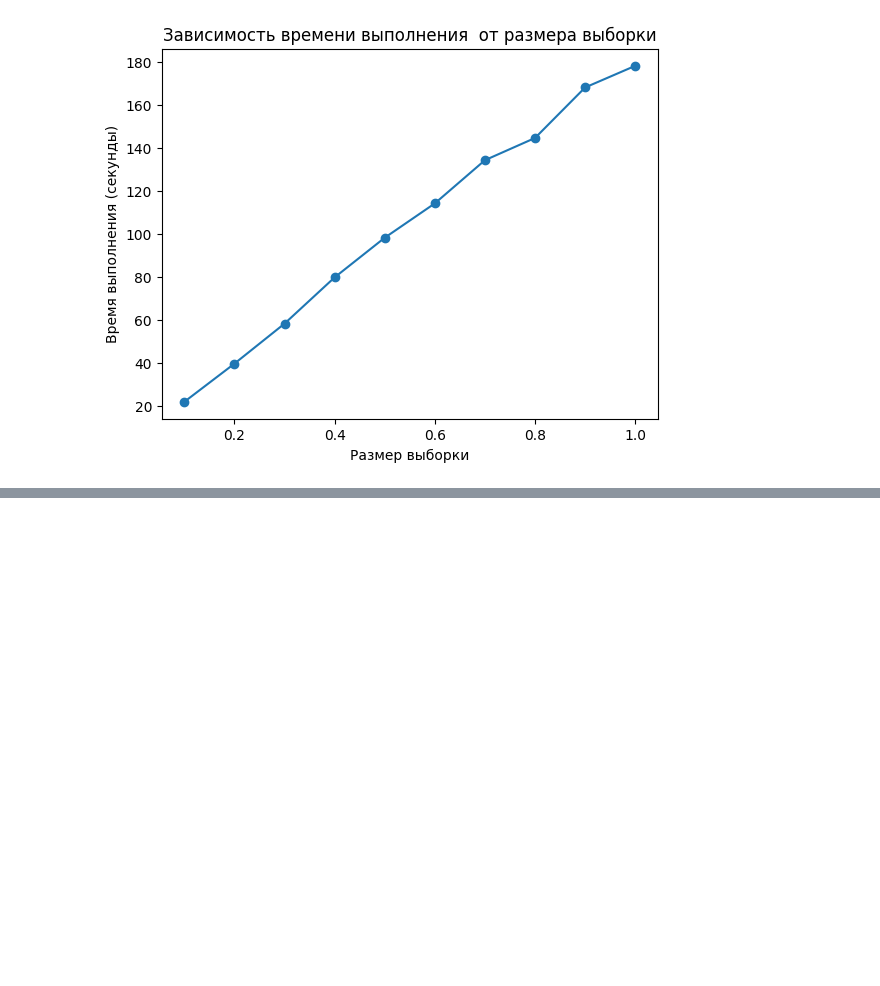
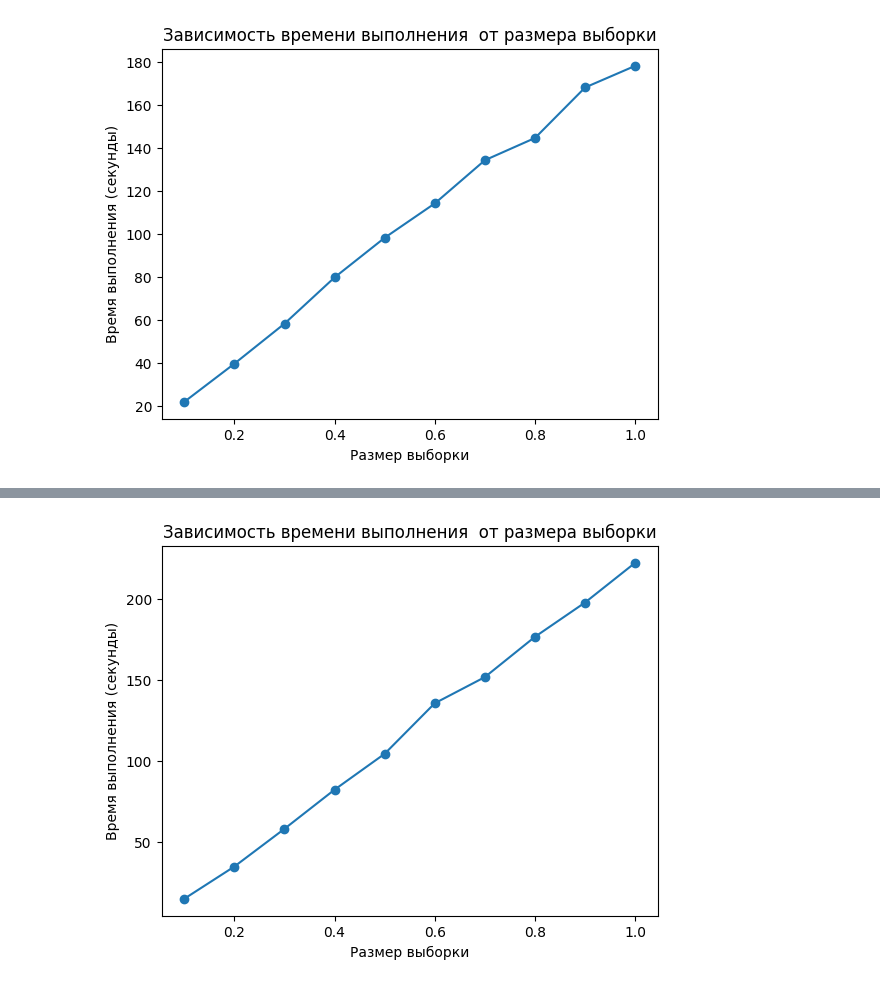
Before and after one commit to DimaOshchepkov/PageRank-Course-Project, a Jupyter notebook: Visualize.ipynb, the cells around one changed output, grey strips where cells are left out. Saved outputs shown, nothing was run; the diff lists cells and outputs as text; code cells hidden in the pictures; blank space fills up the shorter version.

```diff
--- a/Visualize.ipynb
+++ b/Visualize.ipynb
@@ -282,0 +398,4 @@ plot_time('hits_time_results.csv')
+# %%
+plot_time('hits_time_results_web.csv')
+# %% [output]
+[figure, added]
```
Also changed, not shown: parts of 7 cells of this notebook, 6 other files.
